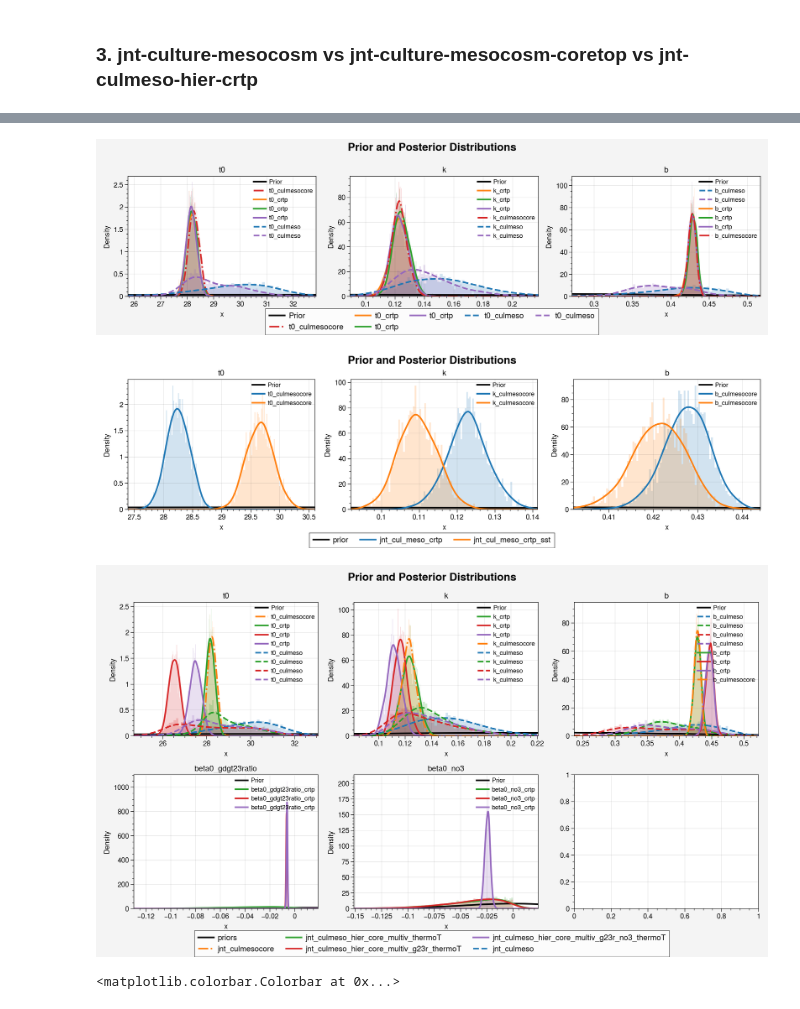
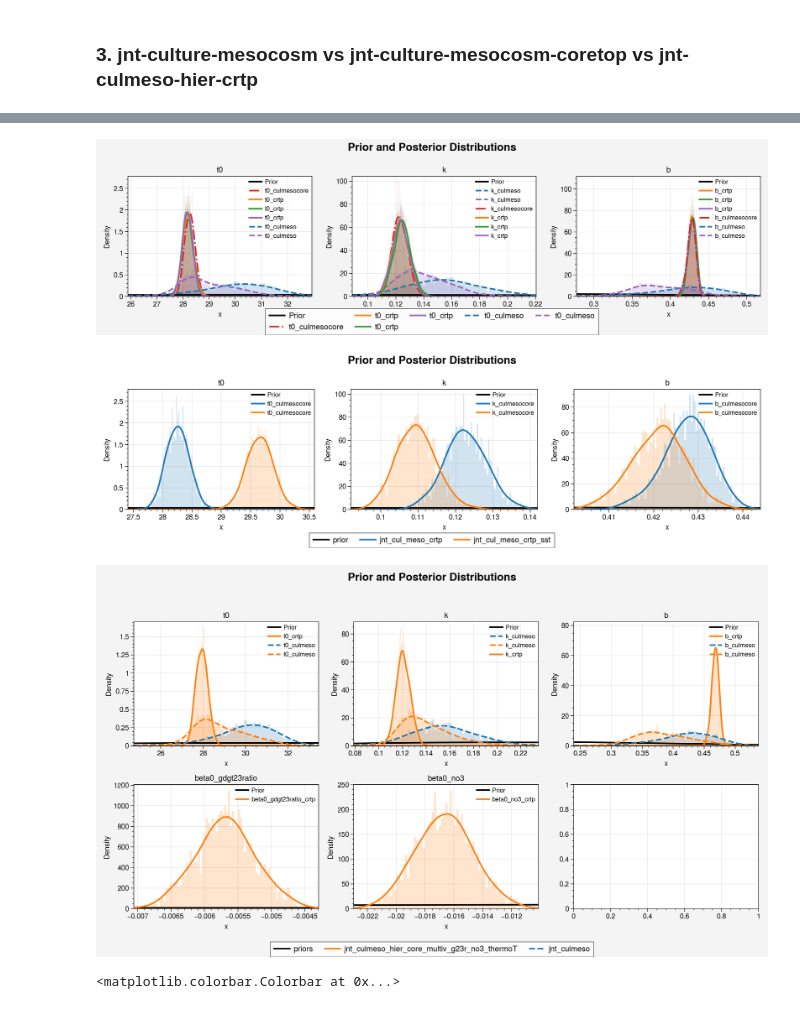
Before and after one commit to PaleoLipidRR/TEXAS, a Jupyter notebook: ipynb_files/culRI-Bayesian_models.ipynb, the cells around one changed output, grey strips where cells are left out. Saved outputs shown, nothing was run; the diff lists cells and outputs as text; code cells hidden in the pictures.

```diff
--- a/ipynb_files/culRI-Bayesian_models.ipynb
+++ b/ipynb_files/culRI-Bayesian_models.ipynb
@@ -535,7 +535,13 @@ Data variables: (12/14)
     references:        This study
 # %%
 coretop_ds_merged = xr.merge([coretop_ds, ocean_properties_ds])
-coretop_df = coretop_ds_merged.to_dataframe().dropna(subset=['scaledRI_median','t_sf2tc_avg']).reset_index()
+
+
+
+coretop_df = coretop_ds_merged.to_dataframe()
+coretop_df = coretop_df.replace([np.inf, -np.inf], np.nan).dropna(subset=['scaledRI_median',
+                                                             'gdgt23ratio_median',
+                                                             't_sf2tc_avg']).reset_index()
 coretop_df
 # %% [output]
 |  | lat | lon | time | region_ID | tex_count | tex_median | tex_mean | tex_std | scaledRI_count | ... |
@@ -1776,8 +1786,8 @@ fig, axes = dv.plot_prior_distributions(
     priors,
     posterior_datasets=[
         jnt_cul_meso_post_ds,
-        hier_crtp_univ_post_ds,
-        hier_crtp_normal_prior_post_ds,
+        hier_crtp_univ_prior_logmixture_post_ds,
+        hier_crtp_univ_prior_approx_post_ds,
         jnt_cul_meso_crtp_post_ds,
         jnt_cul_meso_hier_crtp_post_ds
         ],
@@ -1793,7 +1803,7 @@ fig, axes = dv.plot_prior_distributions(
 # Later in notebook
 fig.savefig("posterior_check.png", dpi=300)
 # %% [output]
-[figure, old version]
+[figure, new version]
 # %%
 priors = jnt_cul_meso_post_ds.attrs["priors"]
 
@@ -1814,34 +1824,34 @@ fig, axes = dv.plot_prior_distributions(
 fig.savefig("posterior_check.png", dpi=300)
 fig.set_facecolor("white")  # or whatever you want
 # %% [output]
-[figure, old version]
+[figure, new version]
 # %%
 priors = jnt_cul_meso_hier_crtp_multiv_g23r_no3_post_ds.attrs['priors']
 
 fig, axes = dv.plot_prior_distributions(
                 priors,
                 posterior_datasets=[
                     jnt_cul_meso_post_ds,
-                    jnt_cul_meso_crtp_post_ds,
-                    jnt_cul_meso_hier_crtp_multiv_post_ds,
-                    jnt_cul_meso_hier_crtp_multiv_g23r_post_ds,
+                    # jnt_cul_meso_crtp_post_ds,
+                    # jnt_cul_meso_hier_crtp_multiv_post_ds,
+                    # jnt_cul_meso_hier_crtp_multiv_g23r_post_ds,
                     jnt_cul_meso_hier_crtp_multiv_g23r_no3_post_ds,
                     ],
                 labels=['priors',
-                        'jnt_culmesocore',
-                        'jnt_culmeso_hier_core_multiv_thermoT',
-                        'jnt_culmeso_hier_core_multiv_g23r_thermoT',
+                        # 'jnt_culmesocore',
+                        # 'jnt_culmeso_hier_core_multiv_thermoT',
+                        # 'jnt_culmeso_hier_core_multiv_g23r_thermoT',
                         'jnt_culmeso_hier_core_multiv_g23r_no3_thermoT',
                         'jnt_culmeso',
                         ],
                 # focus_on_posterior=False,
                 use_linestyle_by_param=True,
                 # suffix_include=["_crtp"]
                 )
 
 # axes[0,2].set_xlim(0.4,0.5)
 # %% [output]
-[figure, old version]
+[figure, new version]
 # %%
 fig,  axs = plot.subplots()
 
```
Also changed, not shown: parts of 19 cells of this notebook, 45 other files.
